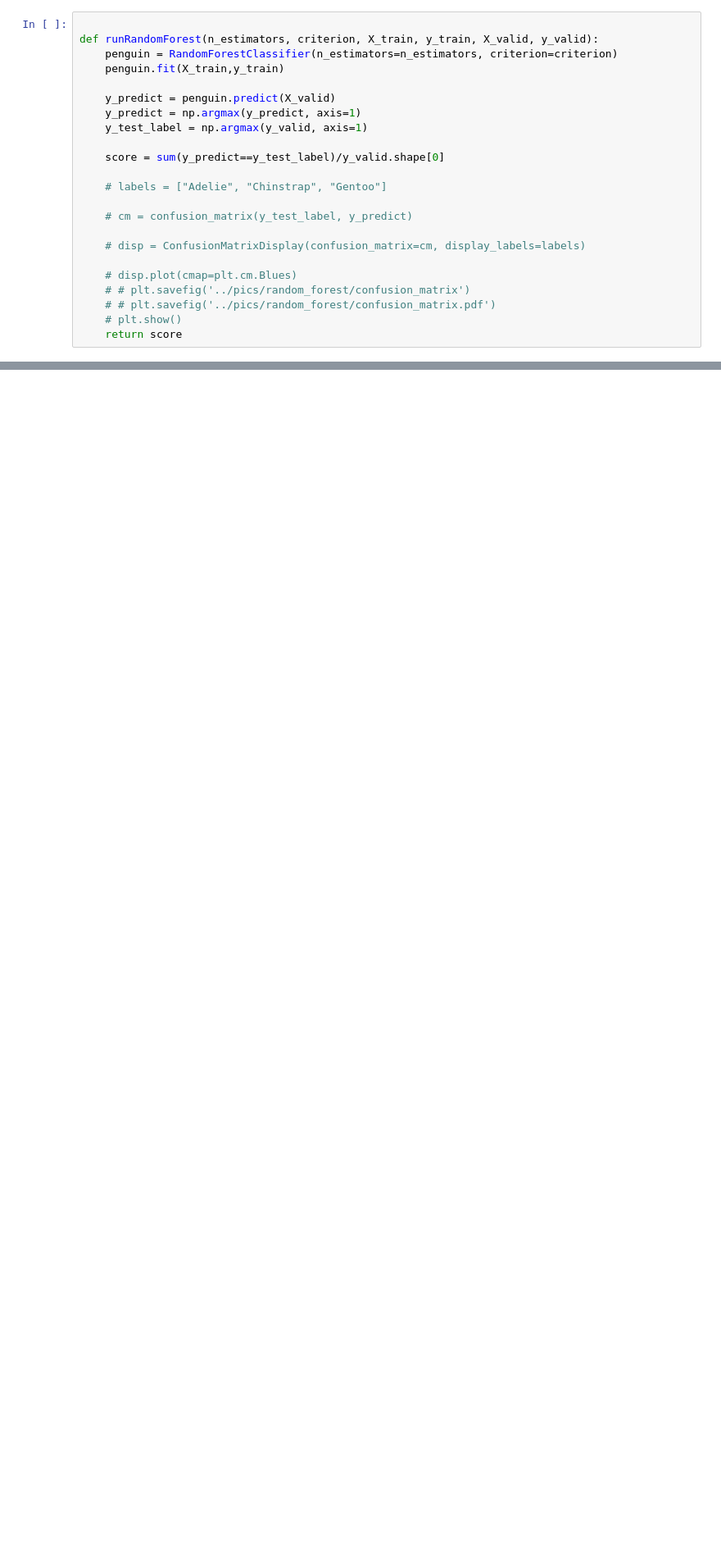
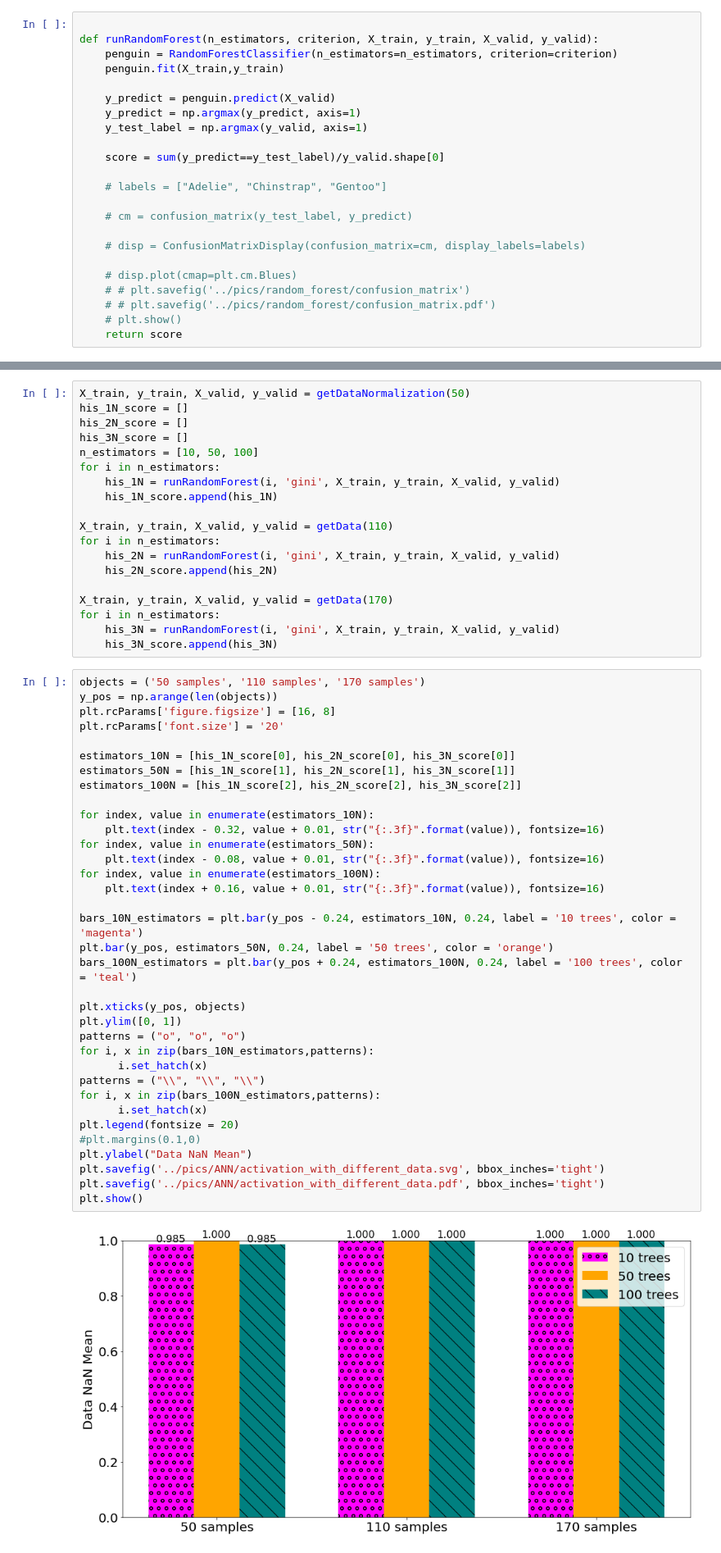
Before and after one commit to Tahuubinh/ML_HUST_PROJECT, a Jupyter notebook: code/random_forest.ipynb, the cells around one changed output, grey strips where cells are left out. Shown at 82% size. Drawn from its saved outputs; the diff is of its cells as text; blank space fills up the shorter version.

```diff
--- a/code/random_forest.ipynb
+++ b/code/random_forest.ipynb
@@ -92,0 +133,56 @@ range(10, 101, 10)
+# %%
+X_train, y_train, X_valid, y_valid = getDataNormalization(50)
+his_1N_score = []
+his_2N_score = []
+his_3N_score = []
+n_estimators = [10, 50, 100]
+for i in n_estimators:
+    his_1N = runRandomForest(i, 'gini', X_train, y_train, X_valid, y_valid)
+    his_1N_score.append(his_1N)
+
+X_train, y_train, X_valid, y_valid = getData(110)
+for i in n_estimators:
+    his_2N = runRandomForest(i, 'gini', X_train, y_train, X_valid, y_valid)
+    his_2N_score.append(his_2N)
+
+X_train, y_train, X_valid, y_valid = getData(170)
+for i in n_estimators:
+    his_3N = runRandomForest(i, 'gini', X_train, y_train, X_valid, y_valid)
+    his_3N_score.append(his_3N)
+# %%
+objects = ('50 samples', '110 samples', '170 samples')
+y_pos = np.arange(len(objects))
+plt.rcParams['figure.figsize'] = [16, 8]
+plt.rcParams['font.size'] = '20'
+
+estimators_10N = [his_1N_score[0], his_2N_score[0], his_3N_score[0]]
+estimators_50N = [his_1N_score[1], his_2N_score[1], his_3N_score[1]]
+estimators_100N = [his_1N_score[2], his_2N_score[2], his_3N_score[2]]
+
+for index, value in enumerate(estimators_10N):
+    plt.text(index - 0.32, value + 0.01, str("{:.3f}".format(value)), fontsize=16)
+for index, value in enumerate(estimators_50N):
+    plt.text(index - 0.08, value + 0.01, str("{:.3f}".format(value)), fontsize=16)
+for index, value in enumerate(estimators_100N):
+    plt.text(index + 0.16, value + 0.01, str("{:.3f}".format(value)), fontsize=16)
+
+bars_10N_estimators = plt.bar(y_pos - 0.24, estimators_10N, 0.24, label = '10 trees', color = 'magenta')
+plt.bar(y_pos, estimators_50N, 0.24, label = '50 trees', color = 'orange')
+bars_100N_estimators = plt.bar(y_pos + 0.24, estimators_100N, 0.24, label = '100 trees', color = 'teal')
+
+plt.xticks(y_pos, objects)
+plt.ylim([0, 1])
+patterns = ("o", "o", "o")
+for i, x in zip(bars_10N_estimators,patterns):
+      i.set_hatch(x)
+patterns = ("\\", "\\", "\\")
+for i, x in zip(bars_100N_estimators,patterns):
+      i.set_hatch(x)
+plt.legend(fontsize = 20)
+#plt.margins(0.1,0)
+plt.ylabel("Data NaN Mean")
+plt.savefig('../pics/ANN/activation_with_different_data.svg', bbox_inches='tight')
+plt.savefig('../pics/ANN/activation_with_different_data.pdf', bbox_inches='tight')
+plt.show()
+# %% [output]
+[figure, added]
```
Also changed, not shown: parts of 3 cells of this notebook, 3 other files.
